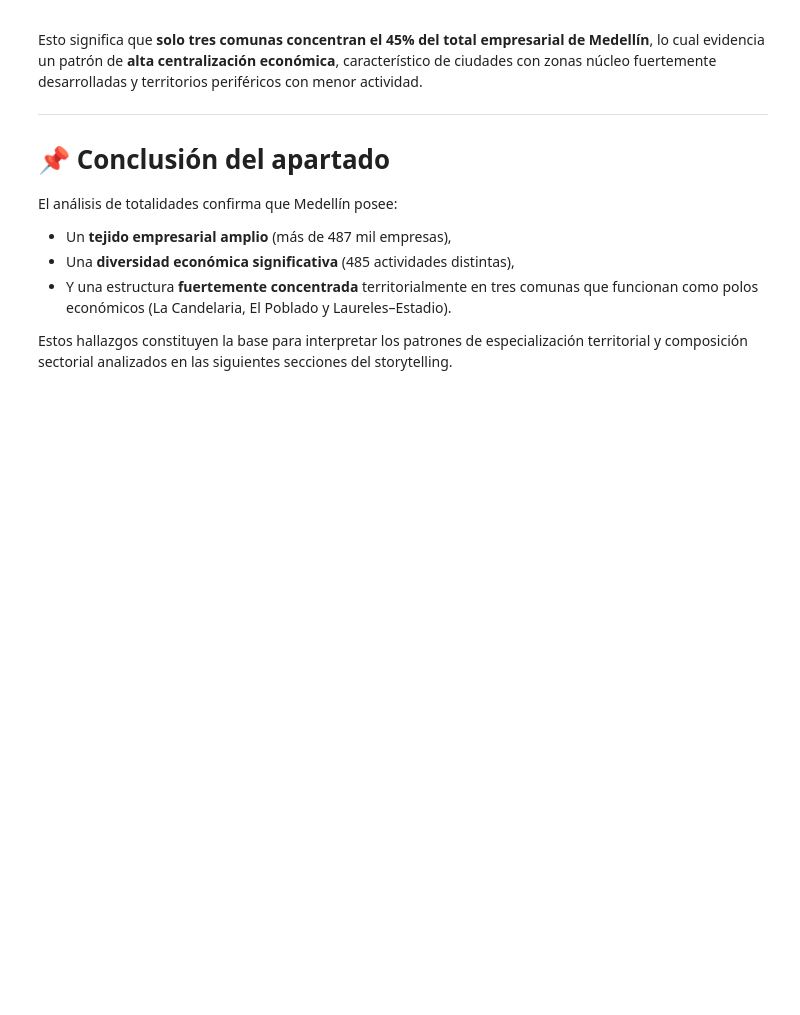
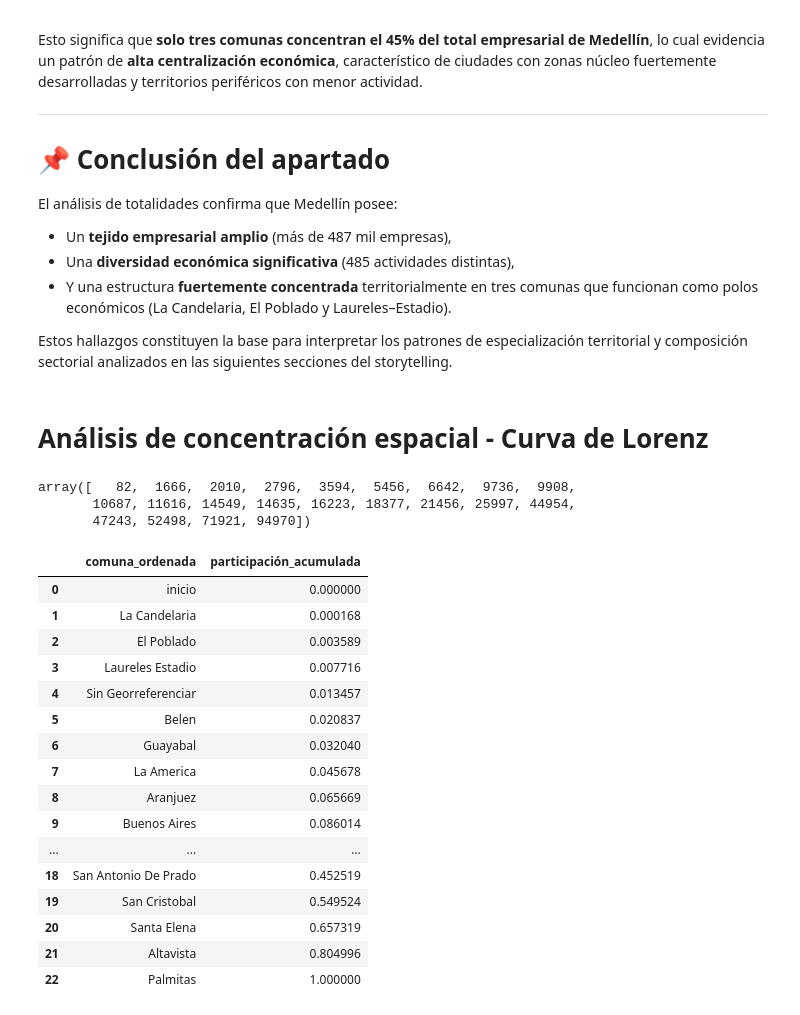
Before and after one commit to smaje99/diploma-in-data-analytics-in-business-management-unir, a Jupyter notebook: medellin-business-landscape/medellin-business-landscape.ipynb, the cells around one changed output. Drawn from its saved outputs; the diff is of its cells as text; code cells hidden in the pictures; blank space fills up the shorter version.

```diff
--- a/medellin-business-landscape/medellin-business-landscape.ipynb
+++ b/medellin-business-landscape/medellin-business-landscape.ipynb
@@ -1818,14 +1818,14 @@ total_actividades = df_join["CIIU"].nunique()
 # ====================================
 # 3. Promedio de empresas por comuna
 # ====================================
-empresas_por_comuna = df_join.groupby("comuna")["empresas"].sum().reset_index()
+empresas_por_commune = df_join.groupby("comuna")["empresas"].sum().reset_index()
 
-promedio_empresas_comuna = empresas_por_comuna["empresas"].mean()
+promedio_empresas_comuna = empresas_por_commune["empresas"].mean()
 
 # ==========================================================
 # 4. CR3 – Tasa de concentración en las 3 comunas principales
 # ==========================================================
-ordenado = empresas_por_comuna.sort_values("empresas", ascending=False)
+ordenado = empresas_por_commune.sort_values("empresas", ascending=False)
 
 top3 = ordenado.head(3)
 cr3 = top3["empresas"].sum() / total_empresas * 100  # porcentaje
@@ -1919,3 +1919,48 @@ El análisis de totalidades confirma que Medellín posee:
 * Y una estructura **fuertemente concentrada** territorialmente en tres comunas que funcionan como polos económicos (La Candelaria, El Poblado y Laureles–Estadio).
 
 Estos hallazgos constituyen la base para interpretar los patrones de especialización territorial y composición sectorial analizados en las siguientes secciones del storytelling.
+# %% [markdown]
+# Análisis de concentración espacial - Curva de Lorenz
+# %%
+# Asegurar correcto ordenamiento
+df_lorenz = empresas_por_comuna.sort_values("total_empresas").reset_index(drop=True)
+# Extraer los valores de total_empresas como un array numpy
+total_empresas = df_lorenz["total_empresas"].values
+total_empresas
+# %% [output]
+array([   82,  1666,  2010,  2796,  3594,  5456,  6642,  9736,  9908,
+       10687, 11616, 14549, 14635, 16223, 18377, 21456, 25997, 44954,
+       47243, 52498, 71921, 94970])
+# %%
+# Curva de Lorenz
+lorenz = np.cumsum(np.sort(total_empresas)) / total_empresas.sum()
+lorenz = np.insert(lorenz, 0, 0)  # Iniciar en 0
+
+
+# Crear dataframe de la curva
+lorenz_df = pd.DataFrame(
+    {
+        "comuna_ordenada": ["inicio"] + empresas_por_comuna.index.tolist(),
+        "participación_acumulada": lorenz,
+    }
+)
+
+lorenz_df
+# %% [output]
+|  | comuna_ordenada | participación_acumulada |
+| 0 | inicio | 0.000000 |
+| 1 | La Candelaria | 0.000168 |
+| 2 | El Poblado | 0.003589 |
+| 3 | Laureles Estadio | 0.007716 |
+| 4 | Sin Georreferenciar | 0.013457 |
+| 5 | Belen | 0.020837 |
+| 6 | Guayabal | 0.032040 |
+| 7 | La America | 0.045678 |
+| 8 | Aranjuez | 0.065669 |
+| 9 | Buenos Aires | 0.086014 |
+| ... | ... | ... |
+| 18 | San Antonio De Prado | 0.452519 |
+| 19 | San Cristobal | 0.549524 |
+| 20 | Santa Elena | 0.657319 |
+| 21 | Altavista | 0.804996 |
+| 22 | Palmitas | 1.000000 |
```
Also changed, not shown: parts of 5 cells of this notebook, 1 other file.
